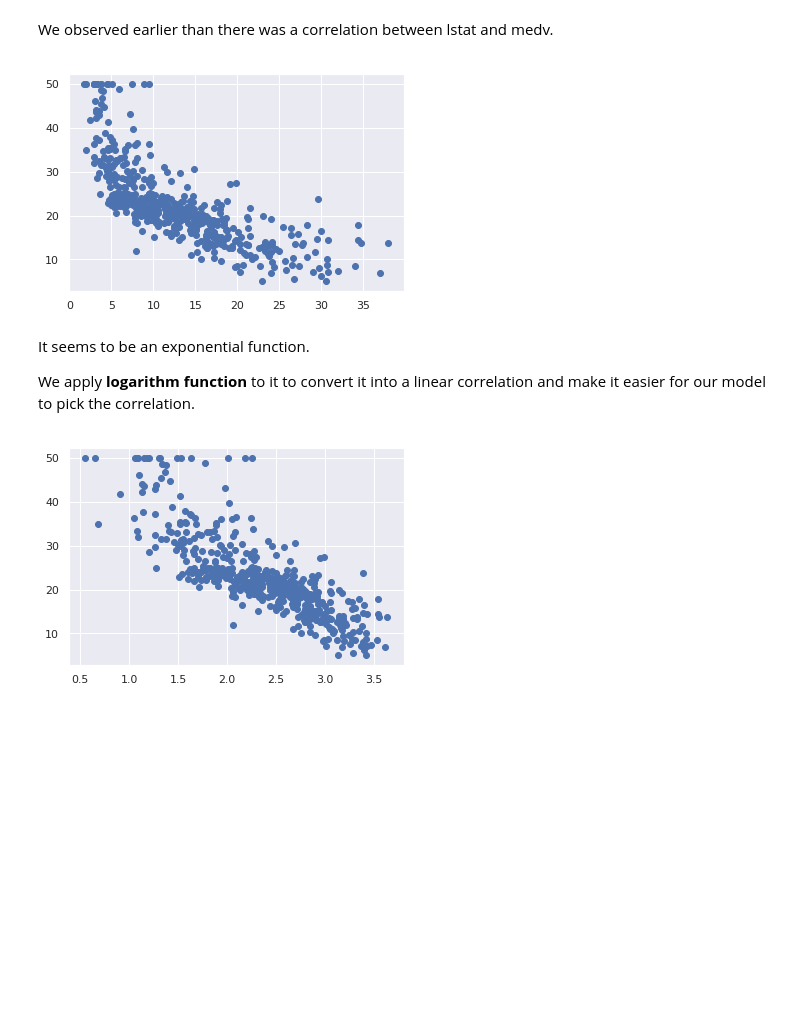
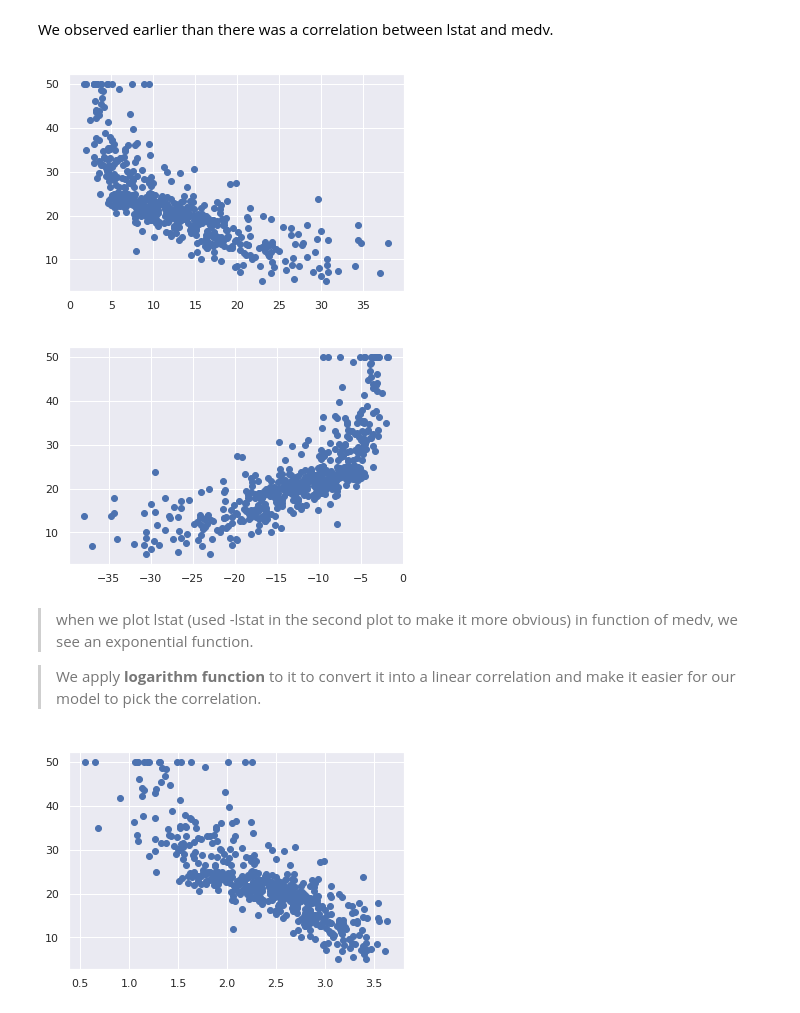
Before and after one commit to neomatrix369/awesome-ai-ml-dl, a Jupyter notebook: notebooks/jupyter/data/03_Feature_Engineering_(Do_we_know_our_data).ipynb, the cells around one changed output. Saved outputs shown, nothing was run; the diff lists cells and outputs as text; code cells hidden in the pictures; blank space fills up the shorter version.

```diff
--- a/notebooks/jupyter/data/03_Feature_Engineering_(Do_we_know_our_data).ipynb
+++ b/notebooks/jupyter/data/03_Feature_Engineering_(Do_we_know_our_data).ipynb
@@ -124,12 +124,15 @@ We observed earlier than there was a correlation between lstat and medv.
 # %%
 plt.scatter(data["lstat"], data["medv"], marker='o')
 plt.show()
+plt.scatter(-data["lstat"], data["medv"], marker='o')
+plt.show()
 # %% [output]
 [figure]
+[figure, added]
 # %% [markdown]
-It seems to be an exponential function.
+>when we plot lstat (used -lstat in the second plot to make it more obvious) in function of medv, we see an exponential function.
 
-We apply **logarithm function** to it to convert it into a linear correlation and make it easier for our model to pick the correlation.
+>We apply **logarithm function** to it to convert it into a linear correlation and make it easier for our model to pick the correlation.
 # %%
 data_engineered=data.copy()
 data_engineered["lstat"]=np.log(data_engineered["lstat"])
```
Also changed, not shown: parts of 15 cells of this notebook.
